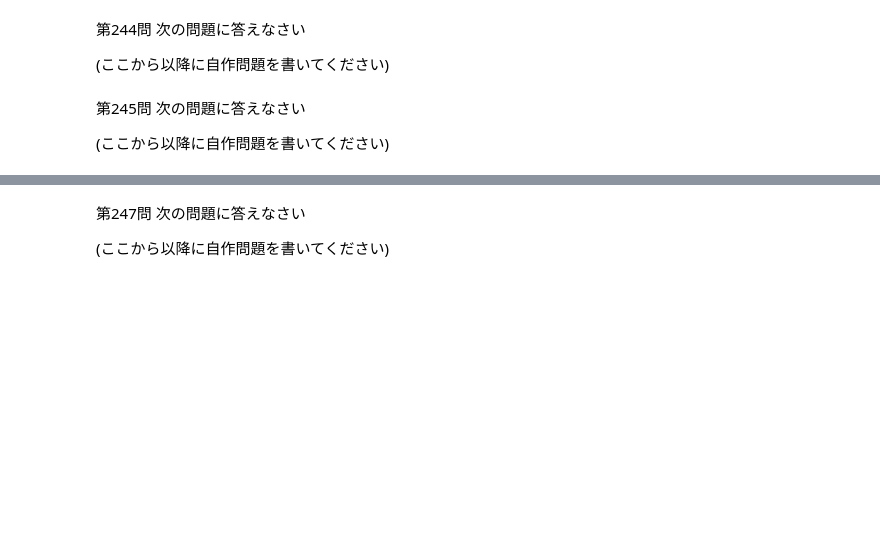
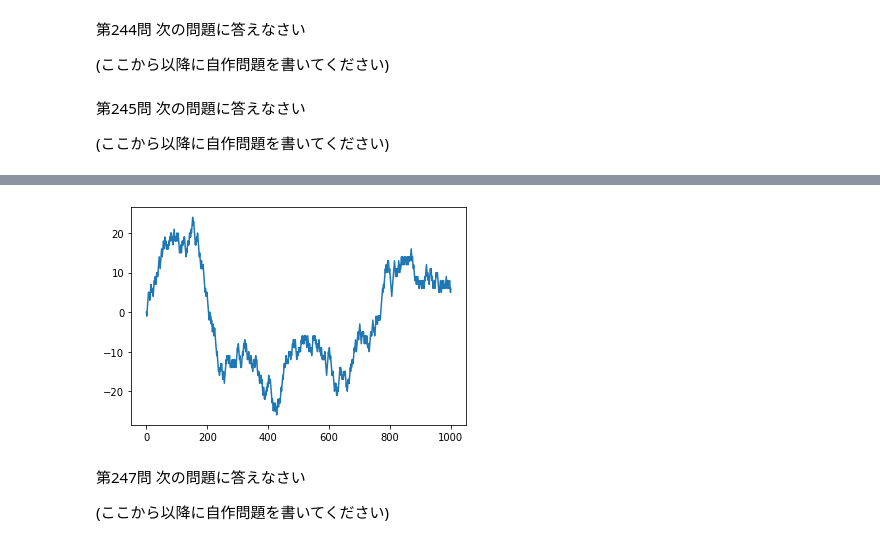
Before and after one commit to zoma1009/Prog2_11th, a Jupyter notebook: Prog2_11.ipynb, the cells around one changed output, grey strips where cells are left out. Drawn from its saved outputs; the diff is of its cells as text; code cells hidden in the pictures; blank space fills up the shorter version.

```diff
--- a/Prog2_11.ipynb
+++ b/Prog2_11.ipynb
@@ -1771,3 +1775,20 @@ print(ans)
+# %%
+# ここに自作問題の回答（pythonプログラム）を書いてください
+import matplotlib.pyplot as plt
+import numpy as np
+
+nsteps = 1000
+
+draws = np.random.randint(0, 2, size=nsteps)
+steps = np.where(draws > 0, 1, -1)
+walk = np.cumsum(steps)
+walk = np.insert(walk, 0, 0)
+
+
+plt.plot(walk)
+plt.show()
+# %% [output]
+[figure, added]
 # %% [markdown]
 第247問
 次の問題に答えなさい
```
Also changed, not shown: parts of 4 cells of this notebook.
